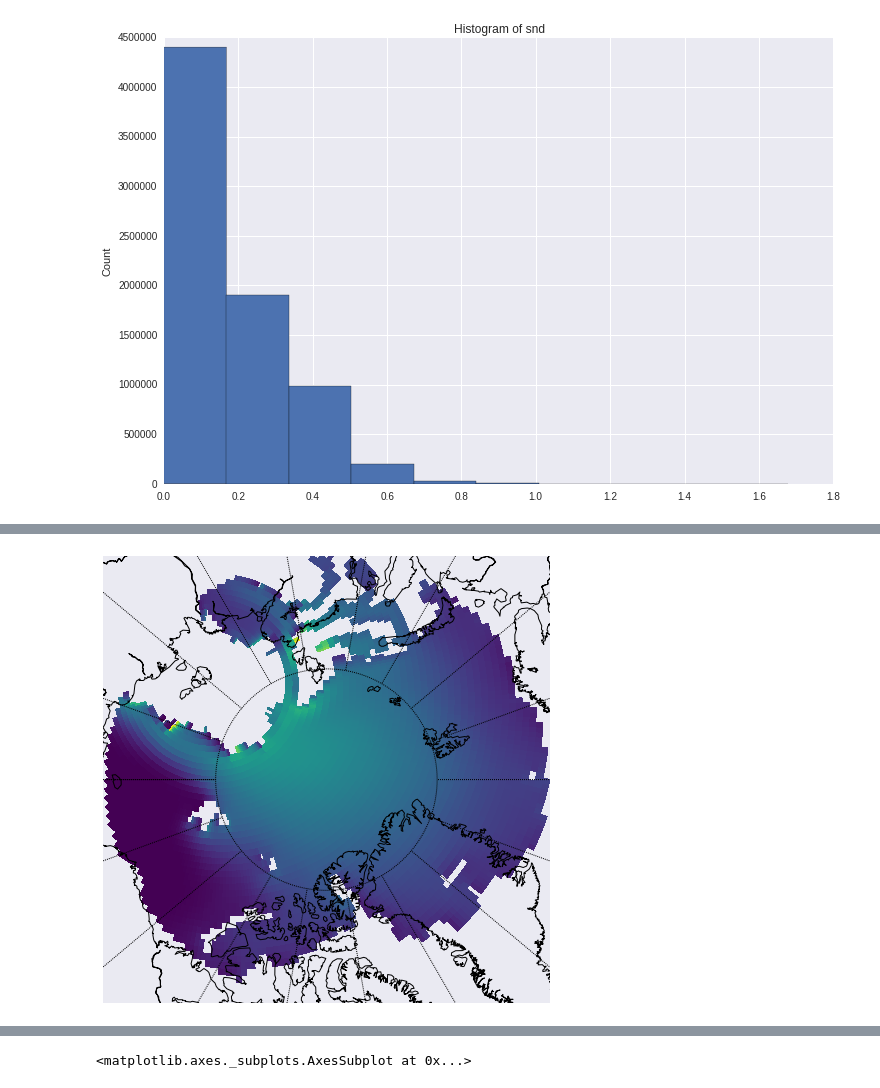
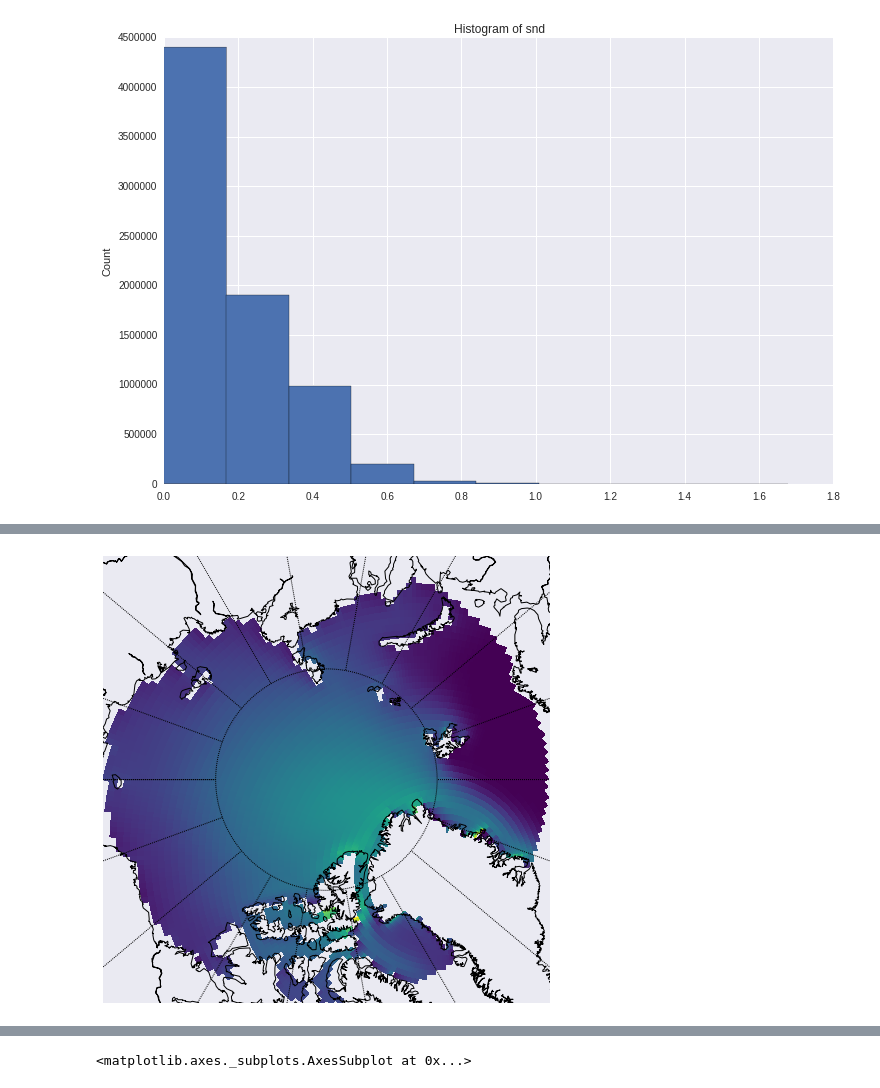
Before and after one commit to strongh/DIRECT-STEM-climate-workshop, a Jupyter notebook: notebooks/SnowDepthExploration.ipynb, the cells around one changed output, grey strips where cells are left out. Drawn from its saved outputs; the diff is of its cells as text; code cells hidden in the pictures.

```diff
--- a/notebooks/SnowDepthExploration.ipynb
+++ b/notebooks/SnowDepthExploration.ipynb
@@ -18,5 +18,3 @@ snow_depth =  xr.open_dataset('../data/SnowDepth_snd/snd_global_CCSM4_rcp45_1.nc
 #df = snow_depth.to_dataframe()
 # %%
 snow_depth = snow_depth.where(snow_depth.lat > 70)
-# %%
-snow_depth["lon"] = snow_depth.lon - 180
@@ -59,16 +47,15 @@ plt.show()
 # %%
-ax = matplotlib.pyplot.gca()
 map = Basemap(projection='npstere',boundinglat=70,lon_0=270,resolution='l')
 
 map.drawparallels(np.arange(-80.,81.,20.), )
 map.drawmeridians(np.arange(-180.,181.,20.))
 map.drawcoastlines()
 x, y = map(mean_snow_depth.lon.values, mean_snow_depth.lat.values)
 map.pcolormesh(x, y, mean_snow_depth.to_masked_array(), cmap=cmaps.viridis)
 
 plt.show()
 # %% [output]
-[figure, old version]
+[figure, new version]
 # %%
 var_snow_depth = snow_depth.var(dim=["time", "bnds"], skipna=True)["snd"]
 # %%
```
Also changed, not shown: parts of 4 cells of this notebook.
